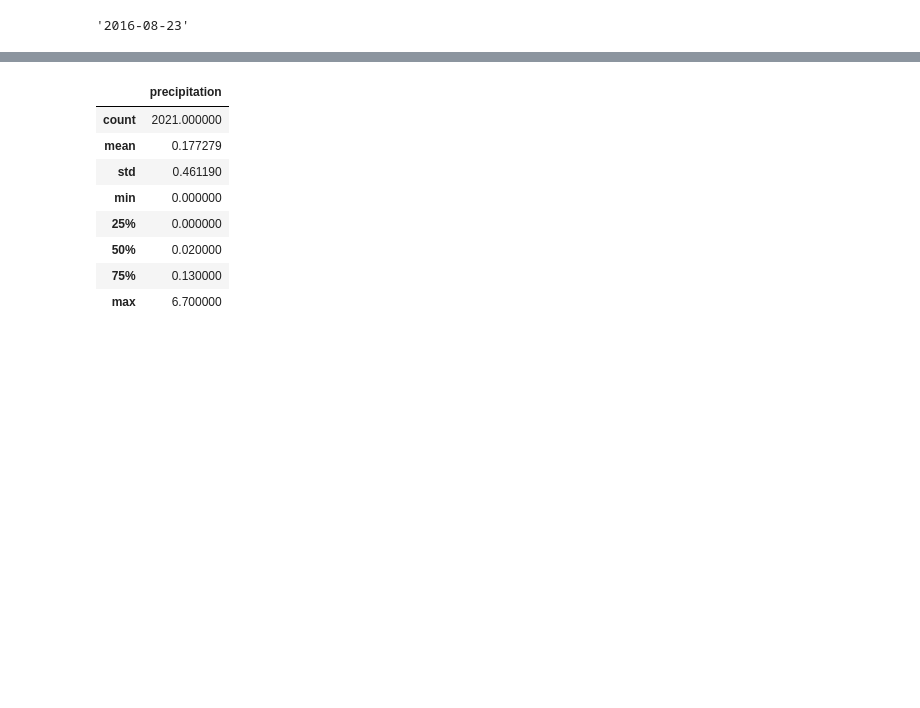
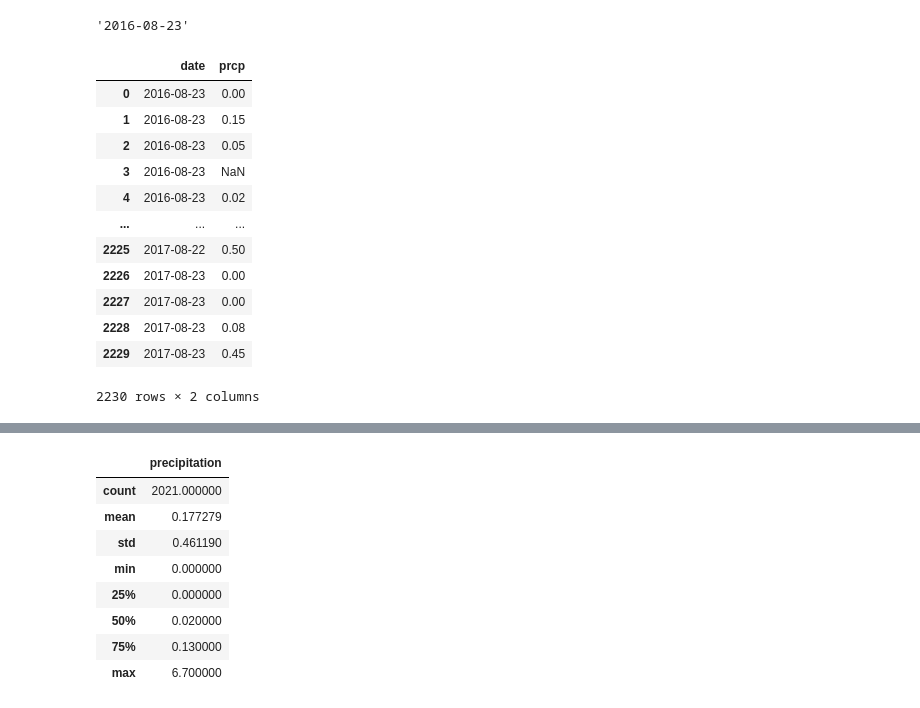
Before and after one commit to griffinracey/sqlalchemy-challenge, a Jupyter notebook: SurfsUp/SurfsUp.ipynb, the cells around one changed output, grey strips where cells are left out. Saved outputs shown, nothing was run; the diff lists cells and outputs as text; code cells hidden in the pictures; blank space fills up the shorter version.

```diff
--- a/SurfsUp/SurfsUp.ipynb
+++ b/SurfsUp/SurfsUp.ipynb
@@ -56,4 +56,25 @@ one_year_ago = str(one_year_ago)
 one_year_ago
 # %% [output]
 '2016-08-23'
+# %%
+# Perform a query to retrieve the data and precipitation scores
+prcp_data = (session.query(measurement.date, measurement.prcp).filter(measurement.date >= one_year_ago).order_by(measurement.date).all())
+
+# Save the query results as a Pandas DataFrame. Explicitly set the column names
+prcp_df = pd.DataFrame(prcp_data)
+prcp_df
+# %% [output]
+|  | date | prcp |
+| 0 | 2016-08-23 | 0.00 |
+| 1 | 2016-08-23 | 0.15 |
+| 2 | 2016-08-23 | 0.05 |
+| 3 | 2016-08-23 | NaN |
+| 4 | 2016-08-23 | 0.02 |
+| ... | ... | ... |
+| 2225 | 2017-08-22 | 0.50 |
+| 2226 | 2017-08-23 | 0.00 |
+| 2227 | 2017-08-23 | 0.00 |
+| 2228 | 2017-08-23 | 0.08 |
+| 2229 | 2017-08-23 | 0.45 |
+2230 rows × 2 columns
 # %%
```
Also changed, not shown: parts of 5 cells of this notebook.
